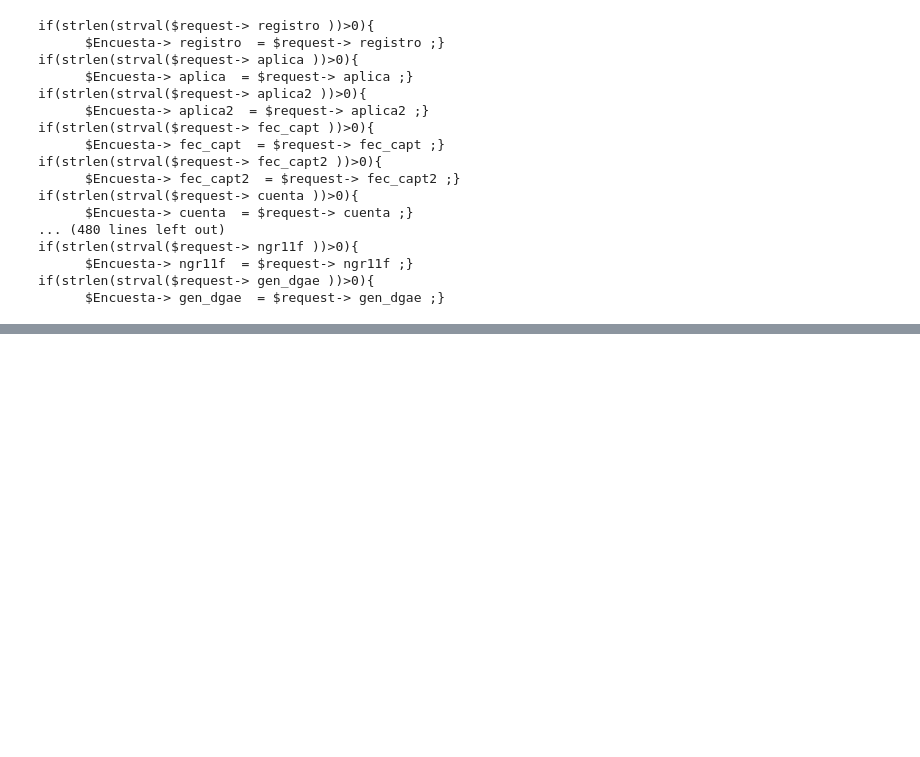
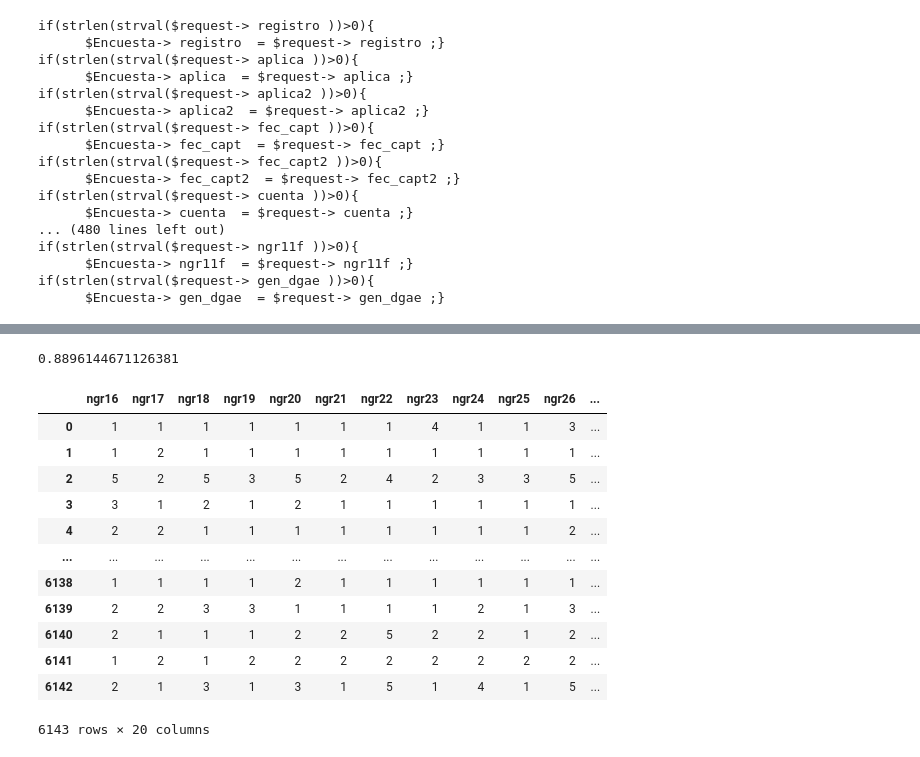
Before and after one commit to icelisipcom/PVE-polls, a Jupyter notebook: notebook.ipynb, the cells around one changed output, grey strips where cells are left out. Saved outputs shown, nothing was run; the diff lists cells and outputs as text; code cells hidden in the pictures; blank space fills up the shorter version.

```diff
--- a/notebook.ipynb
+++ b/notebook.ipynb
@@ -311,0 +309,2 @@ if(strlen(strval($request-> gen_dgae ))>0){
+# %%
+reactivos=['ngr14','ngr16','ngr16','ngr17','ngr18','ngr19','ngr20','ngr21','ngr22','ngr23','ngr24','ngr25','ngr26','ngr27','ngr28','ngr29','ngr30','ngr31','ngr32','ngr33','ngr34','ngr35',]
@@ -311,0 +334,34 @@ if(strlen(strval($request-> gen_dgae ))>0){
+# %%
+import sys
+import xlsxwriter
+import pandas as pd
+import sys
+import mysql.connector
+import os
+from dotenv import load_dotenv
+load_dotenv()
+
+#configurar la conexion a la base de datos
+DB_USERNAME = os.getenv('DB_USERNAME')
+DB_DATABASE = os.getenv('DB_DATABASE')
+DB_PASSWORD = os.getenv('DB_PASSWORD')
+DB_PORT = os.getenv('DB_PORT')
+DB_HOST=os.getenv('DB_HOST')
+
+# Conectar a DB
+cnx = mysql.connector.connect(user=DB_USERNAME,
+                              password=DB_PASSWORD,
+                              host=DB_HOST,
+                              port=DB_PORT,
+                              database=DB_DATABASE,
+                              use_pure=False)
+otras=encuestas_completas.loc[encuestas_completas['aplica']!='22']
+ere=encuestas_completas.loc[encuestas_completas['aplica']=='22']
+encuestas_completas=pd.read_sql("""select respuestas2.*, carreras.carrera, carreras.plantel
+                        from ((respuestas2
+                        inner join egresados on respuestas2.cuenta=egresados.cuenta)
+                        inner join carreras  on carreras.clave_carrera=egresados.carrera and carreras.clave_plantel=egresados.plantel)
+
+                        where respuestas2.ngr11f is not null and egresados.anio_egreso=2019""",cnx)
+otras=encuestas_completas.loc[encuestas_completas['aplica']!='17']
+ere=encuestas_completas.loc[encuestas_completas['aplica']=='17']
@@ -311,0 +395,20 @@ if(strlen(strval($request-> gen_dgae ))>0){
+# %%
+encuestas_completas['ngr16'].std()
+# %% [output]
+0.8896144671126381
+# %%
+encuestas_completas[reactivos].fillna(0).astype(int)
+# %% [output]
+|  | ngr16 | ngr17 | ngr18 | ngr19 | ngr20 | ngr21 | ngr22 | ngr23 | ngr24 | ngr25 | ngr26 | ... |
+| 0 | 1 | 1 | 1 | 1 | 1 | 1 | 1 | 4 | 1 | 1 | 3 | ... |
+| 1 | 1 | 2 | 1 | 1 | 1 | 1 | 1 | 1 | 1 | 1 | 1 | ... |
+| 2 | 5 | 2 | 5 | 3 | 5 | 2 | 4 | 2 | 3 | 3 | 5 | ... |
+| 3 | 3 | 1 | 2 | 1 | 2 | 1 | 1 | 1 | 1 | 1 | 1 | ... |
+| 4 | 2 | 2 | 1 | 1 | 1 | 1 | 1 | 1 | 1 | 1 | 2 | ... |
+| ... | ... | ... | ... | ... | ... | ... | ... | ... | ... | ... | ... | ... |
+| 6138 | 1 | 1 | 1 | 1 | 2 | 1 | 1 | 1 | 1 | 1 | 1 | ... |
+| 6139 | 2 | 2 | 3 | 3 | 1 | 1 | 1 | 1 | 2 | 1 | 3 | ... |
+| 6140 | 2 | 1 | 1 | 1 | 2 | 2 | 5 | 2 | 2 | 1 | 2 | ... |
+| 6141 | 1 | 2 | 1 | 2 | 2 | 2 | 2 | 2 | 2 | 2 | 2 | ... |
+| 6142 | 2 | 1 | 3 | 1 | 3 | 1 | 5 | 1 | 4 | 1 | 5 | ... |
+6143 rows × 20 columns
```
Also changed, not shown: parts of 7 cells of this notebook.
